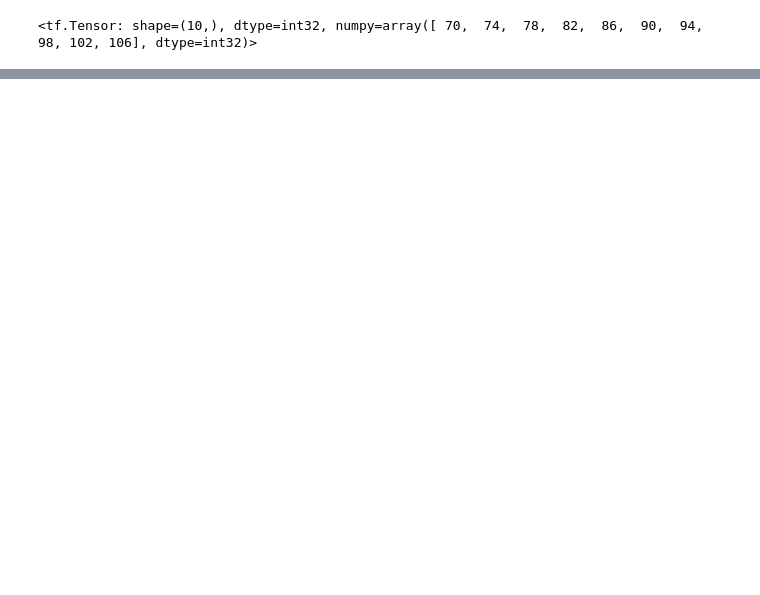
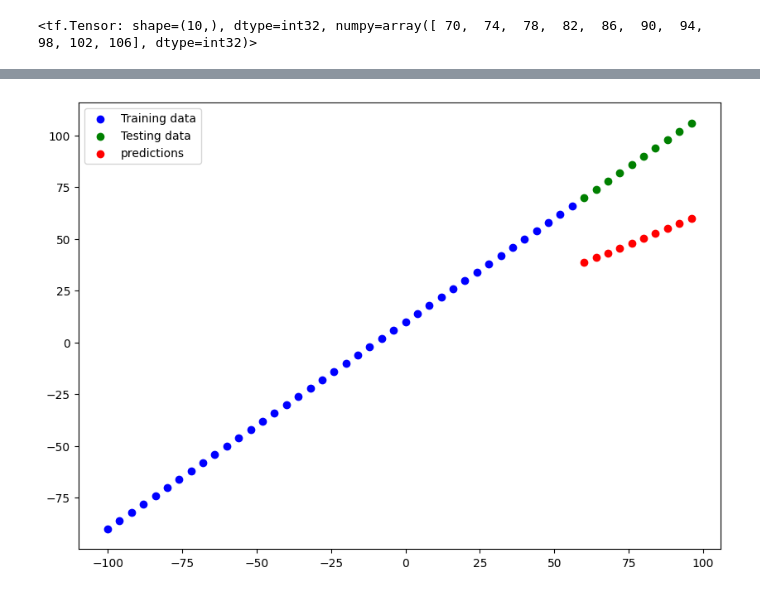
Before and after one commit to nushuhu51-ux/TENSORFLOW-FULL-COURSE-FOR-DEEP-LEARNING, a Jupyter notebook: 01_neural_network_regression_with_tensorflow_part_2.ipynb, the cells around one changed output, grey strips where cells are left out. Drawn from its saved outputs; the diff is of its cells as text; code cells hidden in the pictures; blank space fills up the shorter version.

```diff
--- a/01_neural_network_regression_with_tensorflow_part_2.ipynb
+++ b/01_neural_network_regression_with_tensorflow_part_2.ipynb
@@ -540,0 +580,21 @@ print(mae.numpy())
+# %%
+# set random seed
+tf.random.set_seed(42)
+# Reshape data
+x_train = tf.expand_dims(x_train, axis=-1)
+x_test = tf.expand_dims(x_test, axis=-1)
+
+# Build model
+model_1 = tf.keras.Sequential([
+    tf.keras.layers.Dense(1)
+])
+
+# Compile model
+model_1.compile(
+    loss=tf.keras.losses.mae,
+    optimizer=tf.keras.optimizers.SGD(),
+    metrics=["mae"]
+)
+
+# Fit model
+model_1.fit(x_train, y_train, epochs=100)
@@ -540,0 +620,5 @@ print(mae.numpy())
+# %%
+# make and plot predictions for model_1
+y_pred_1 = model_1.predict(x_test)
+plot_predictions(predictions=y_pred)
+# %% [output]
@@ -540,0 +626 @@ print(mae.numpy())
+[figure, added]
```
Also changed, not shown: parts of 31 cells of this notebook.
